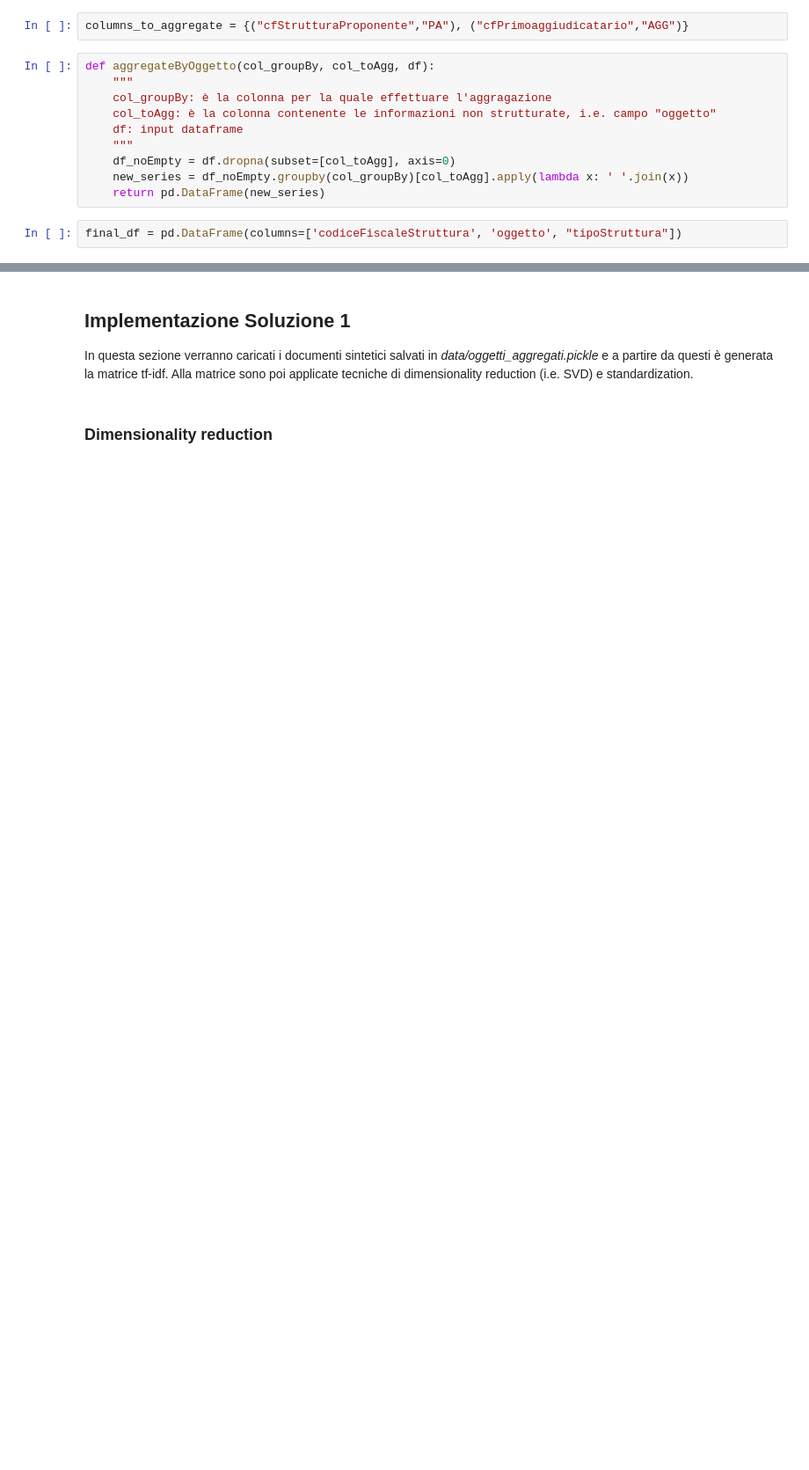
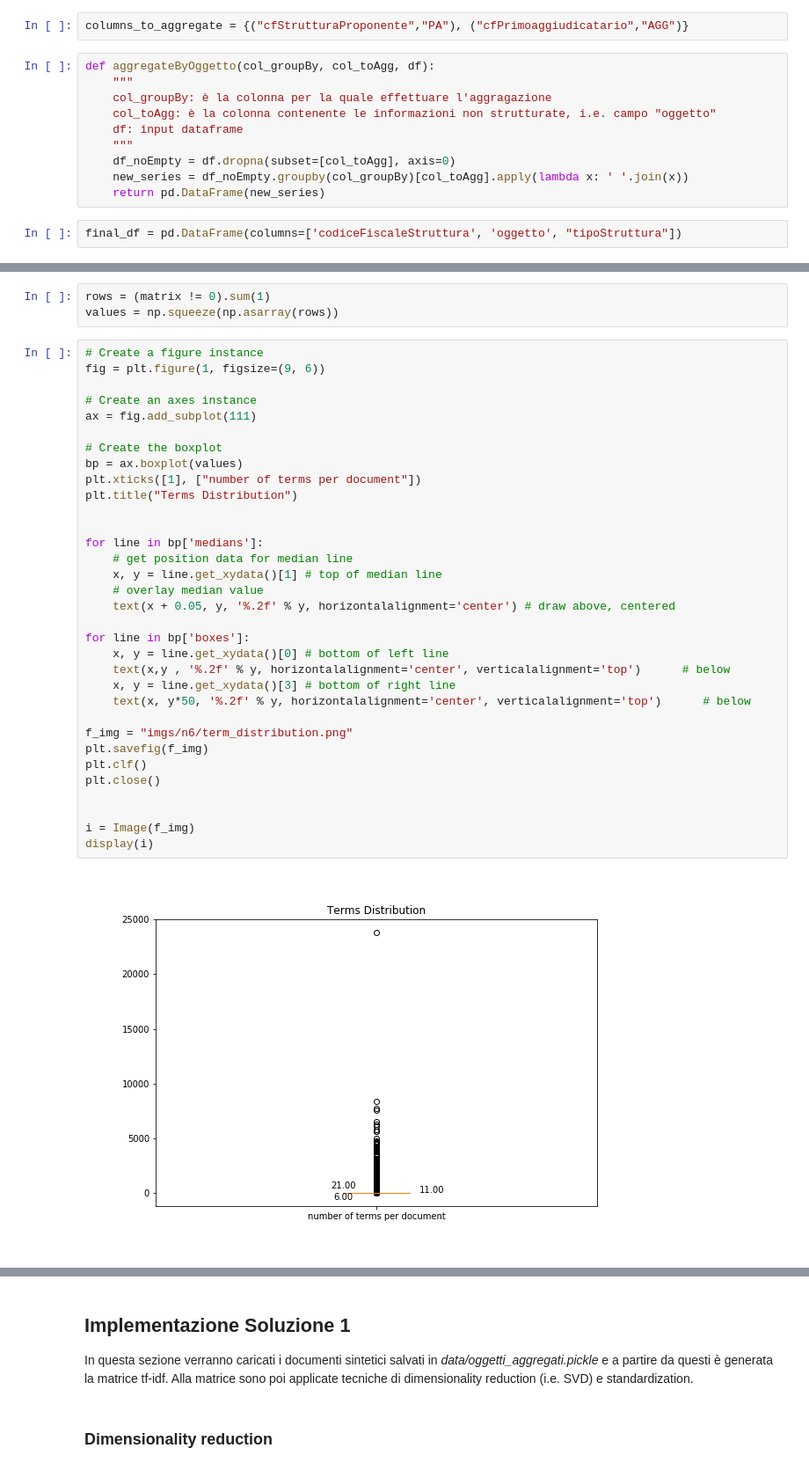
Before and after one commit to fabiana001/anacAnalysis, a Jupyter notebook: notebooks/6_Graph_layer_generation.ipynb, the cells around one changed output, grey strips where cells are left out. Shown at 88% size. Cells and saved outputs as stored; diff of their text form; blank space fills up the shorter version.

Commit message:
update graph generation process

```diff
--- a/notebooks/6_Graph_layer_generation.ipynb
+++ b/notebooks/6_Graph_layer_generation.ipynb
@@ -286,0 +374,38 @@ file_name = plotTopNWords(sorted_scores, top_terms,  "Word Distribution based on
+# %%
+rows = (matrix != 0).sum(1)
+values = np.squeeze(np.asarray(rows))
+# %%
+# Create a figure instance
+fig = plt.figure(1, figsize=(9, 6))
+
+# Create an axes instance
+ax = fig.add_subplot(111)
+
+# Create the boxplot
+bp = ax.boxplot(values)
+plt.xticks([1], ["number of terms per document"])
+plt.title("Terms Distribution")
+
+
+for line in bp['medians']:
+    # get position data for median line
+    x, y = line.get_xydata()[1] # top of median line
+    # overlay median value
+    text(x + 0.05, y, '%.2f' % y, horizontalalignment='center') # draw above, centered
+
+for line in bp['boxes']:
+    x, y = line.get_xydata()[0] # bottom of left line
+    text(x,y , '%.2f' % y, horizontalalignment='center', verticalalignment='top')      # below
+    x, y = line.get_xydata()[3] # bottom of right line
+    text(x, y*50, '%.2f' % y, horizontalalignment='center', verticalalignment='top')      # below
+
+f_img = "imgs/n6/term_distribution.png"
+plt.savefig(f_img)
+plt.clf()
+plt.close()
+
+
+i = Image(f_img)
+display(i)
+# %% [output]
+[figure, added]
```
Also changed, not shown: parts of 80 cells of this notebook, 18 other files.
